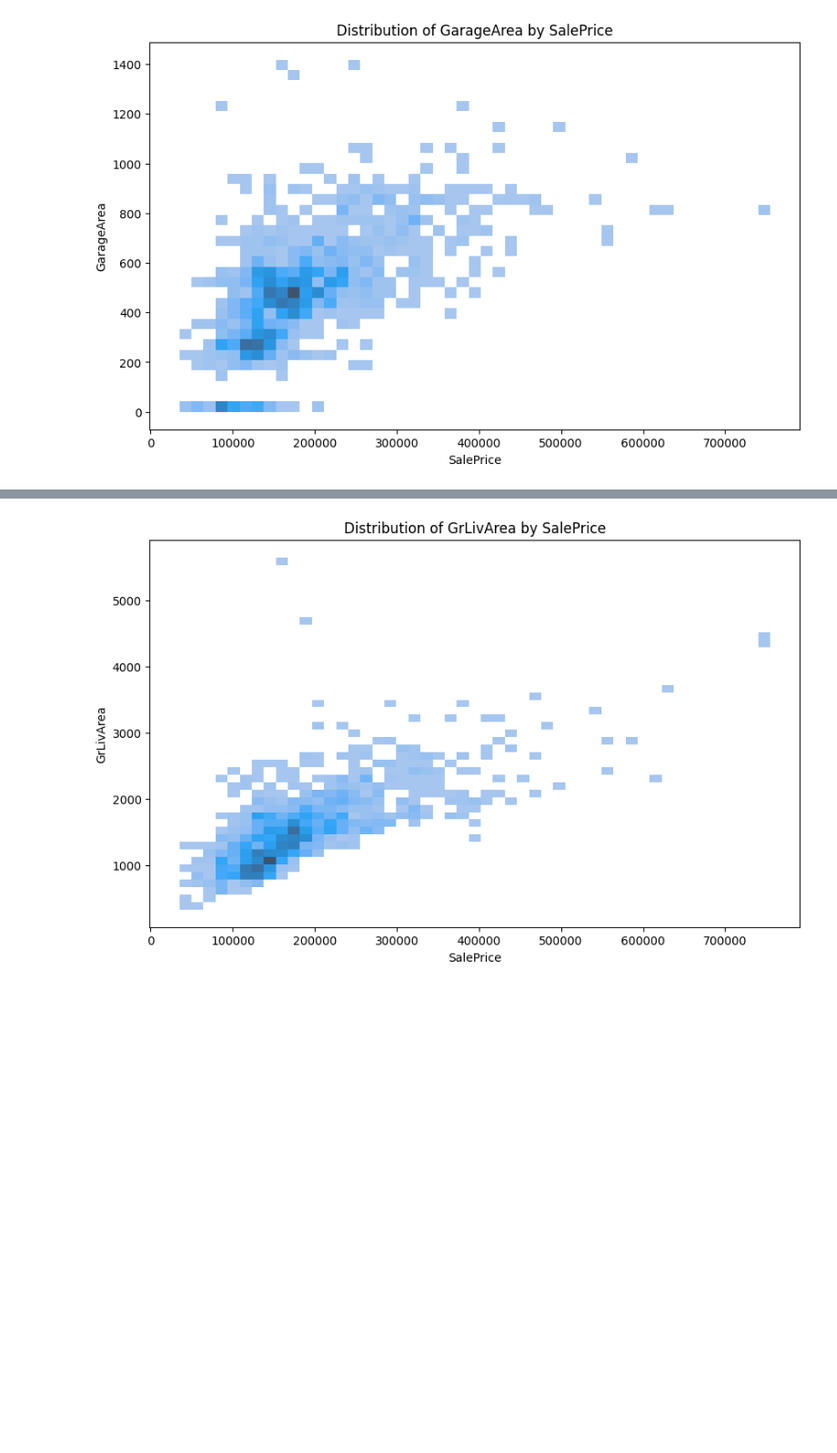
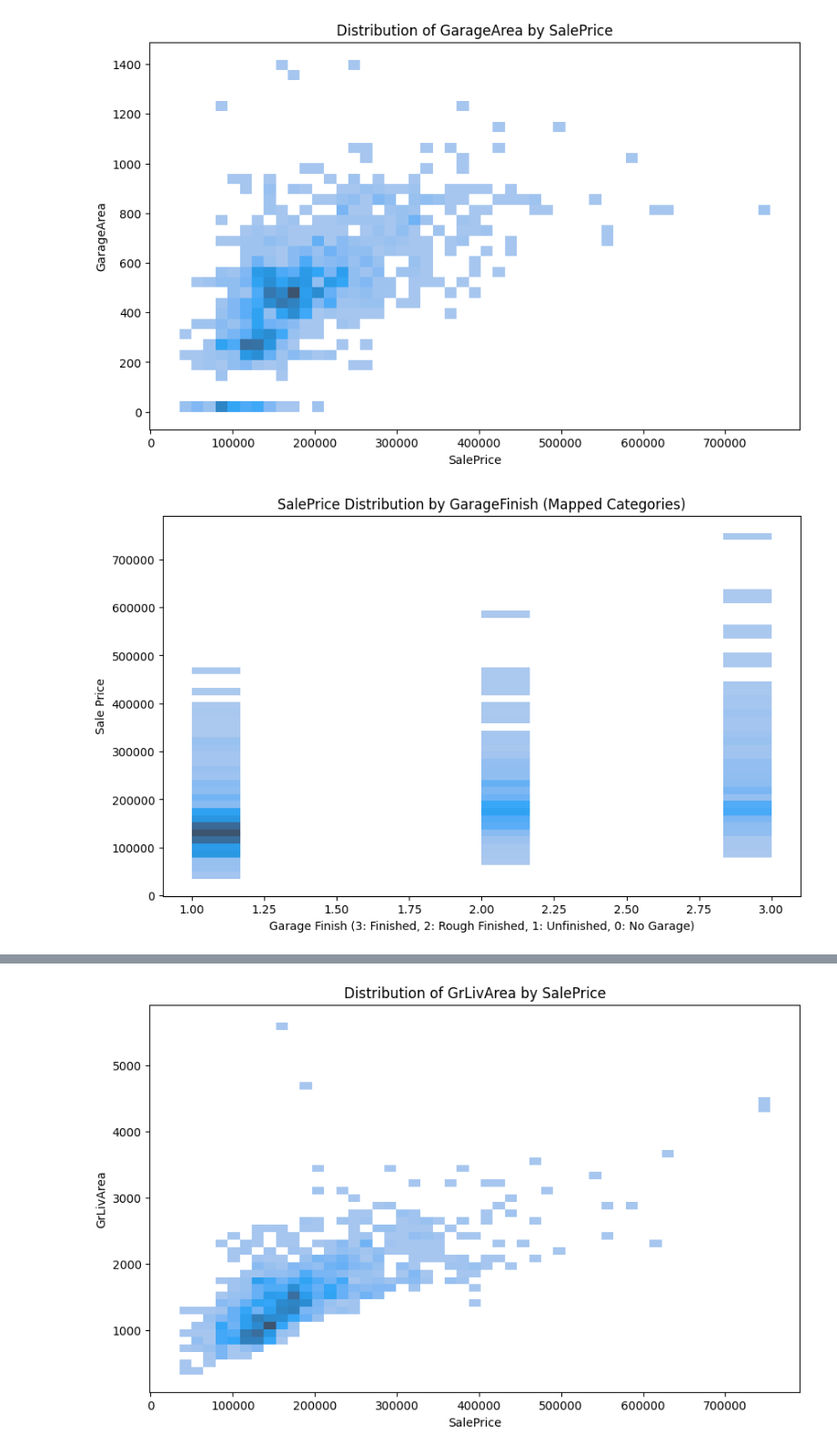
Before and after one commit to Fl0W97/ci-c5-housing-market-prices, a Jupyter notebook: jupyter_notebooks/02b_house_market_study.ipynb, the cells around one changed output, grey strips where cells are left out. Shown at 91% size. Drawn from its saved outputs; the diff is of its cells as text; code cells hidden in the pictures; blank space fills up the shorter version.

```diff
--- a/jupyter_notebooks/02b_house_market_study.ipynb
+++ b/jupyter_notebooks/02b_house_market_study.ipynb
@@ -288,3 +288,12 @@ plt.title('Distribution of GarageArea by SalePrice')
 plt.show()
 # %% [output]
 [figure]
+# %%
+plt.figure(figsize=(10, 6))
+sns.histplot(x='GarageFinish', y='SalePrice', data=df)
+plt.title('SalePrice Distribution by GarageFinish (Mapped Categories)')
+plt.xlabel('Garage Finish (3: Finished, 2: Rough Finished, 1: Unfinished, 0: No Garage)')
+plt.ylabel('Sale Price')
+plt.show()
+# %% [output]
+[figure, added]
```
Also changed, not shown: parts of 2 cells of this notebook, 4 other files.
